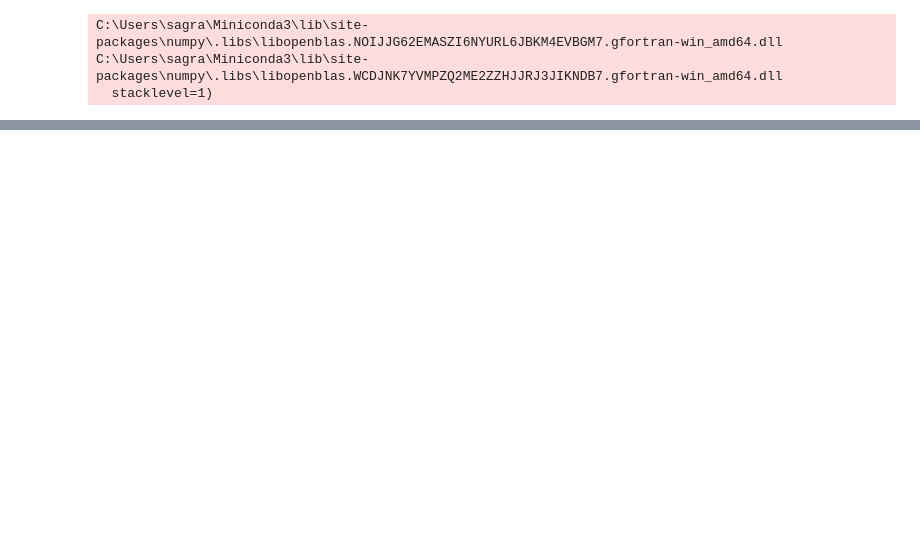
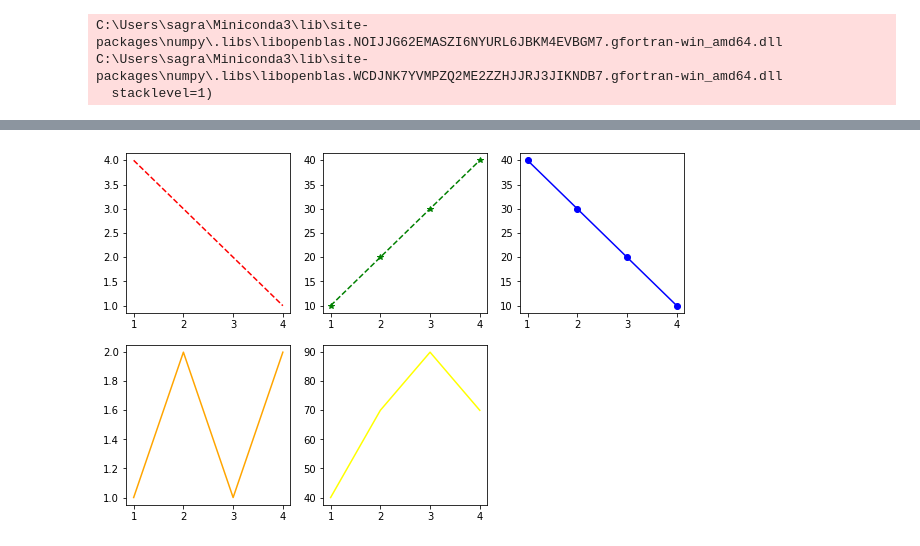
Before and after one commit to saloniiii24/Assignment-Submission, a Jupyter notebook: Assignment 1.ipynb, the cells around one changed output, grey strips where cells are left out. Saved outputs shown, nothing was run; the diff lists cells and outputs as text; code cells hidden in the pictures; blank space fills up the shorter version.

```diff
--- a/Assignment 1.ipynb
+++ b/Assignment 1.ipynb
@@ -34,0 +41,23 @@ plt.plot(a,b, 'go', linewidth = 2,markersize = 8)
+# %%
+# Question 3 : Create a 3 by 3 subplots:
+plt.figure(figsize = (10,10))
+x = [1,2,3,4]
+y1 = [4,3,2,1]
+y2 = [10,20,30,40]
+y3 = [40,30,20,10]
+y4 = [1,2,1,2]
+y5 = [40,70,90,70]
+
+plt.subplot(3,3,1)
+plt.plot(x,y1, 'r--')
+plt.subplot(3,3,2)
+plt.plot(x,y2, 'g*--')
+plt.subplot(3,3,3)
+plt.plot(x,y3, 'bo-')
+plt.subplot(3,3,4)
+plt.plot(x,y4, 'orange')
+plt.subplot(3,3,5)
+plt.plot(x,y5, 'yellow')
+plt.show()
+# %% [output]
+[figure, added]
```
Also changed, not shown: parts of 3 cells of this notebook.
